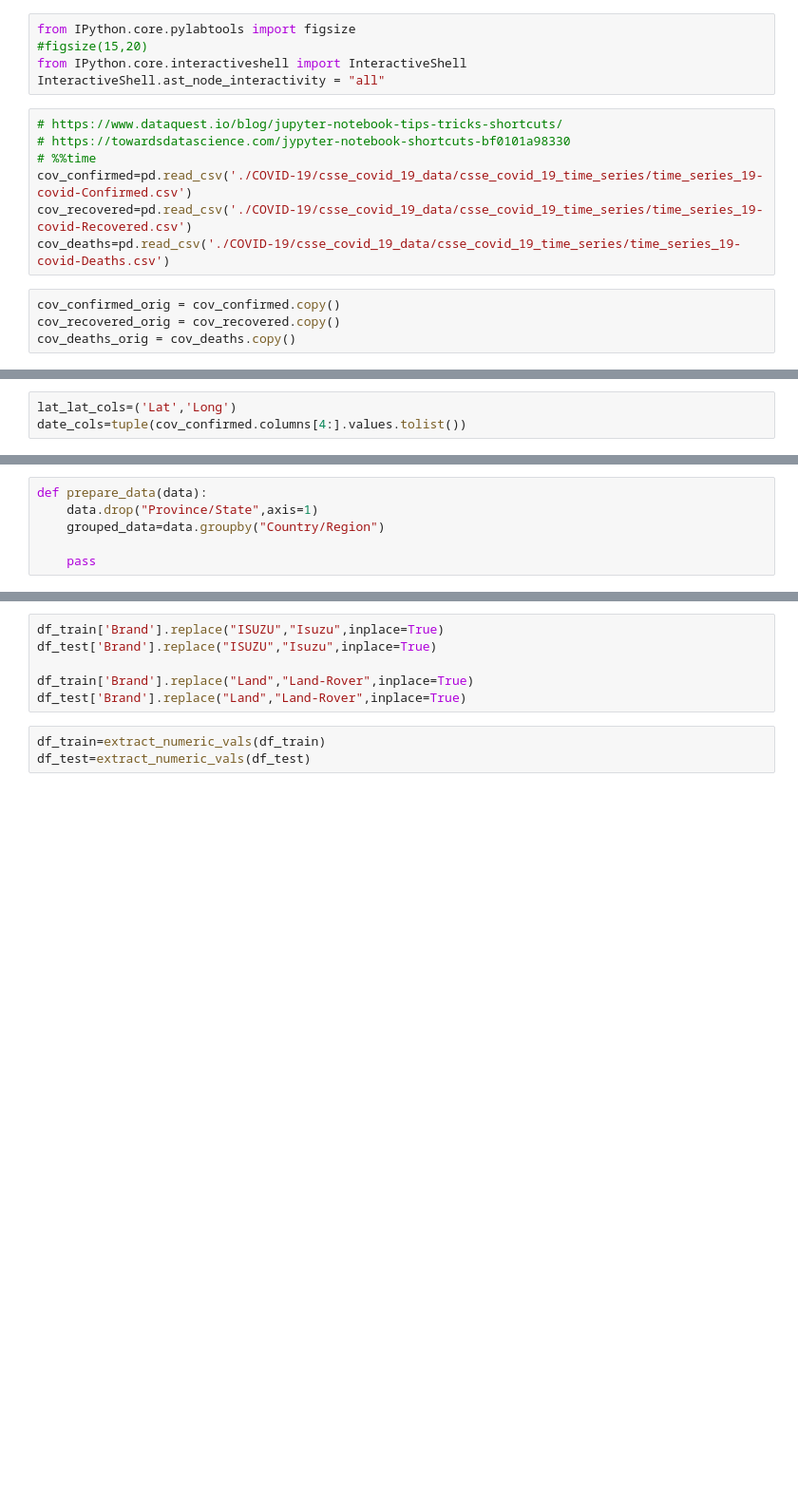
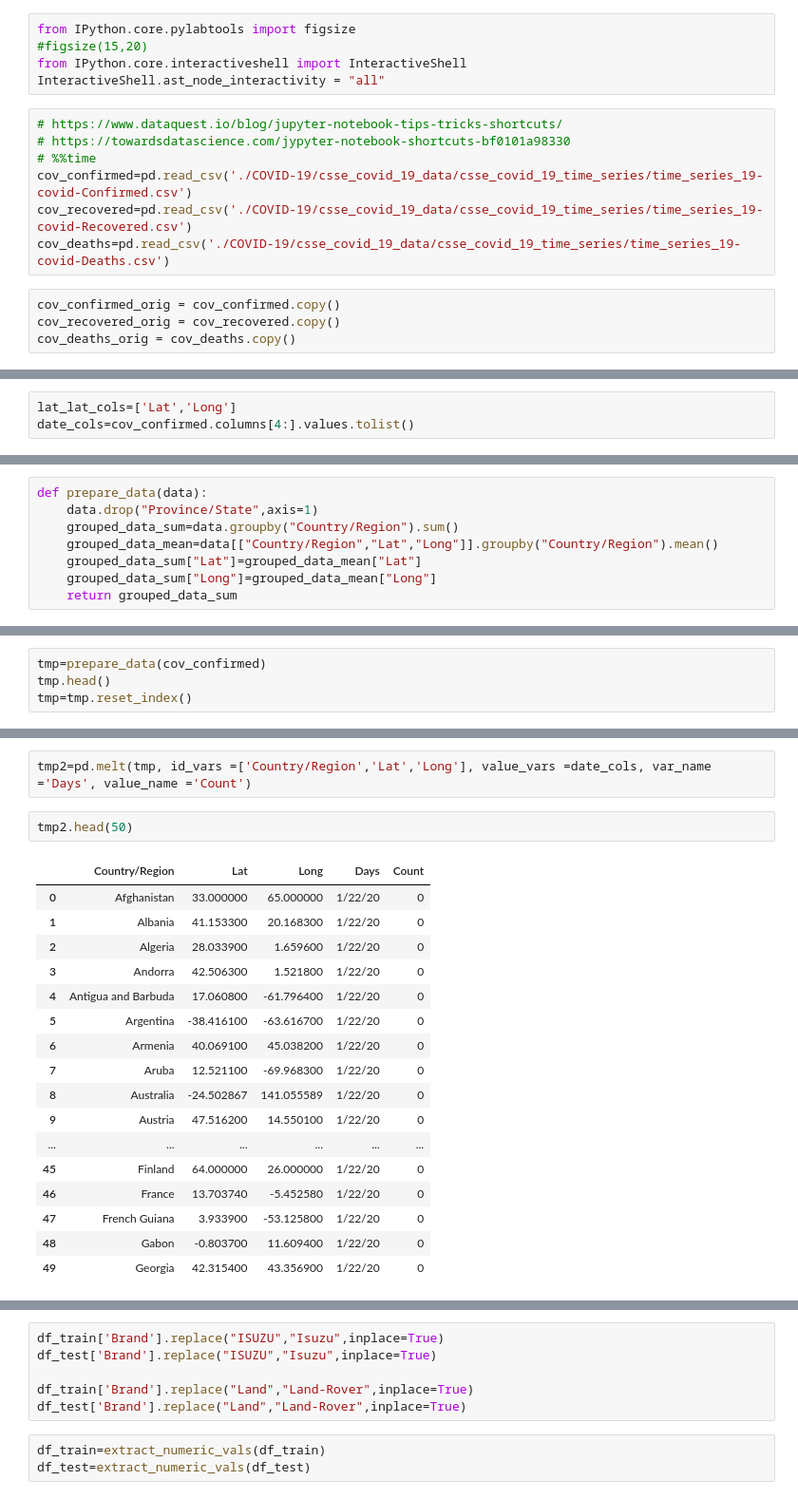
Before and after one commit to gautamnaik1994/Covid-19-Prediction-Hackathon, a Jupyter notebook: main.ipynb, the cells around one changed output, grey strips where cells are left out. Shown: that part at 95% size. Saved outputs shown, nothing was run; the diff lists cells and outputs as text; blank space fills up the shorter version.

```diff
--- a/main.ipynb
+++ b/main.ipynb
@@ -78,5 +78,5 @@ memory usage: 184.3+ KB
 # %%
-lat_lat_cols=('Lat','Long')
-date_cols=tuple(cov_confirmed.columns[4:].values.tolist())
+lat_lat_cols=['Lat','Long']
+date_cols=cov_confirmed.columns[4:].values.tolist()
 # %%
 # https://stackoverflow.com/questions/19377969/combine-two-columns-of-text-in-dataframe-in-pandas-python
@@ -87,6 +86,8 @@ tmp = cov_confirmed.groupby("Country/Region").sum()
 # %%
 def prepare_data(data):
     data.drop("Province/State",axis=1)
-    grouped_data=data.groupby("Country/Region")
-
-    pass
+    grouped_data_sum=data.groupby("Country/Region").sum()
+    grouped_data_mean=data[["Country/Region","Lat","Long"]].groupby("Country/Region").mean()
+    grouped_data_sum["Lat"]=grouped_data_mean["Lat"]
+    grouped_data_sum["Long"]=grouped_data_mean["Long"]
+    return grouped_data_sum
@@ -101,0 +94,4 @@ show_missing_count(df_train)
+# %%
+tmp=prepare_data(cov_confirmed)
+tmp.head()
+tmp=tmp.reset_index()
@@ -102,2 +107,24 @@ show_missing_count(df_train)
+# %%
+tmp2=pd.melt(tmp, id_vars =['Country/Region','Lat','Long'], value_vars =date_cols, var_name ='Days', value_name ='Count')
+# %%
+tmp2.head(50)
+# %% [output]
+|  | Country/Region | Lat | Long | Days | Count |
+| 0 | Afghanistan | 33.000000 | 65.000000 | 1/22/20 | 0 |
+| 1 | Albania | 41.153300 | 20.168300 | 1/22/20 | 0 |
+| 2 | Algeria | 28.033900 | 1.659600 | 1/22/20 | 0 |
+| 3 | Andorra | 42.506300 | 1.521800 | 1/22/20 | 0 |
+| 4 | Antigua and Barbuda | 17.060800 | -61.796400 | 1/22/20 | 0 |
+| 5 | Argentina | -38.416100 | -63.616700 | 1/22/20 | 0 |
+| 6 | Armenia | 40.069100 | 45.038200 | 1/22/20 | 0 |
+| 7 | Aruba | 12.521100 | -69.968300 | 1/22/20 | 0 |
+| 8 | Australia | -24.502867 | 141.055589 | 1/22/20 | 0 |
+| 9 | Austria | 47.516200 | 14.550100 | 1/22/20 | 0 |
+| ... | ... | ... | ... | ... | ... |
+| 45 | Finland | 64.000000 | 26.000000 | 1/22/20 | 0 |
+| 46 | France | 13.703740 | -5.452580 | 1/22/20 | 0 |
+| 47 | French Guiana | 3.933900 | -53.125800 | 1/22/20 | 0 |
+| 48 | Gabon | -0.803700 | 11.609400 | 1/22/20 | 0 |
+| 49 | Georgia | 42.315400 | 43.356900 | 1/22/20 | 0 |
 # %%
 show_missing_count(df_test)
```
Also changed, not shown: parts of 41 cells of this notebook.
